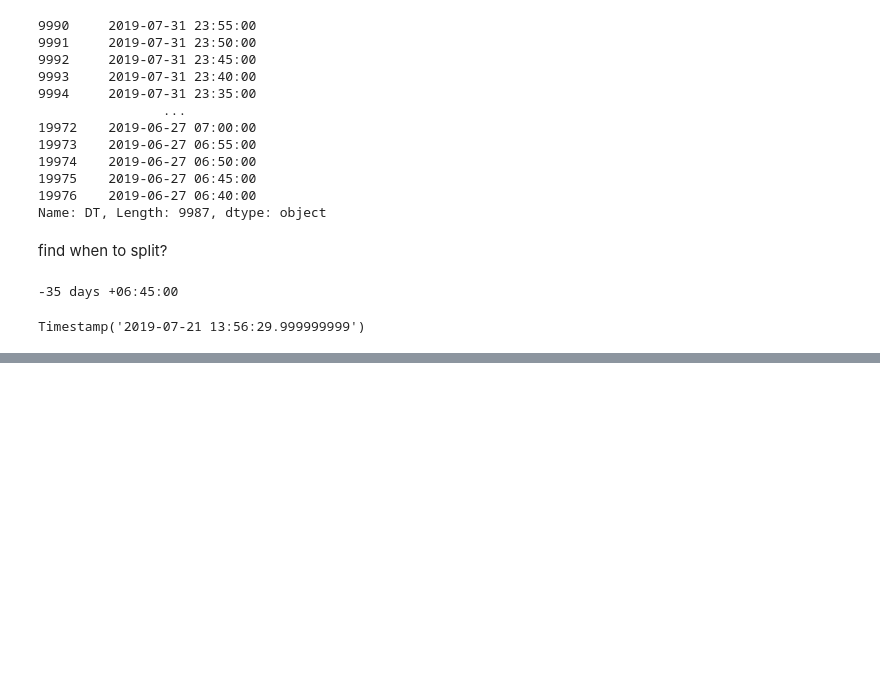
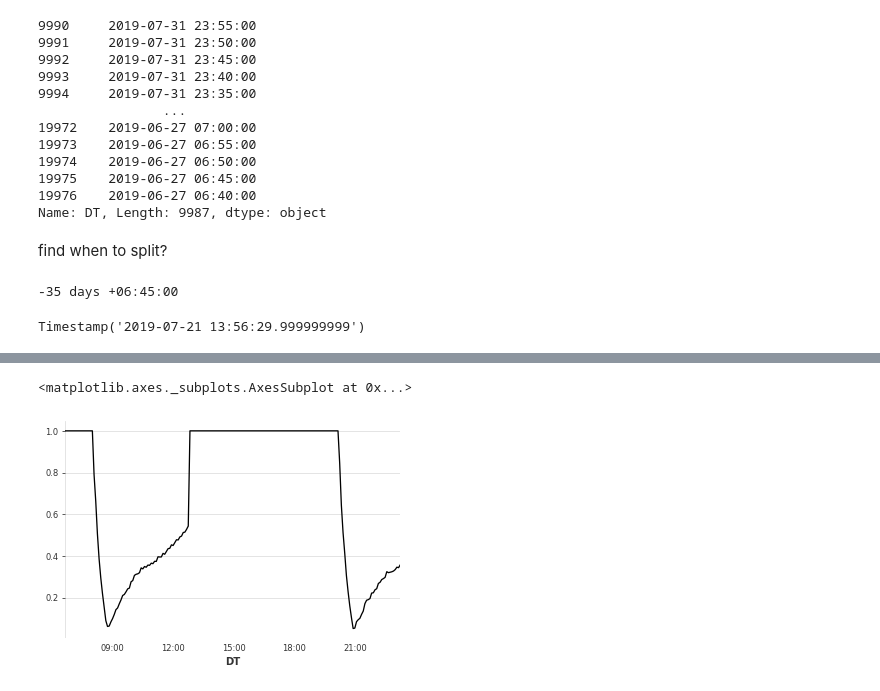
Before and after one commit to ksetdekov/ts_transformers, a Jupyter notebook: tcn.ipynb, the cells around one changed output, grey strips where cells are left out. Drawn from its saved outputs; the diff is of its cells as text; code cells hidden in the pictures; blank space fills up the shorter version.

```diff
--- a/tcn.ipynb
+++ b/tcn.ipynb
@@ -123,0 +196,5 @@ target.plot()
+# %%
+target.pd_dataframe().DSHORTT1138P2300058[:200].plot()
+# %% [output]
+<matplotlib.axes._subplots.AxesSubplot at 0x...>
+[figure, added]
```
Also changed, not shown: parts of 72 cells of this notebook, 1 other file.
